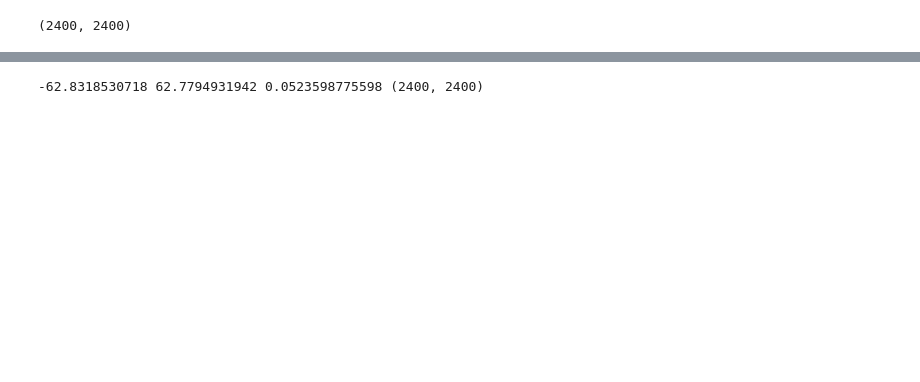
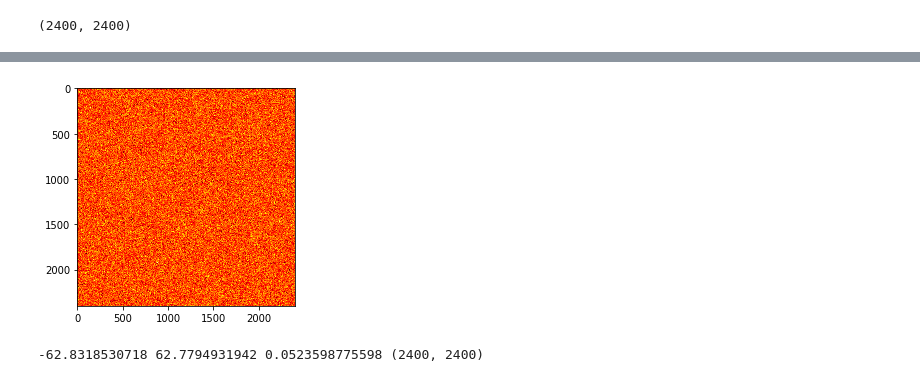
Before and after one commit to beiwphillips/Cosmic-Void-Detection-with-Persistent-Homology, a Jupyter notebook: field_2d.ipynb, the cells around one changed output, grey strips where cells are left out. Cells and saved outputs as stored; diff of their text form; code cells hidden in the pictures; blank space fills up the shorter version.

```diff
--- a/field_2d.ipynb
+++ b/field_2d.ipynb
@@ -52,3 +61,8 @@ delta_k = (2 * np.pi / dk) * np.sqrt(Pk) * (Ak + 1j * Bk)
+# %%
+plt.imshow(Bk, cmap='hot', interpolation='nearest')
+plt.show()
+# %% [output]
+[figure, added]
 # %%
 # Inverse fourier transform to get the field in real space
 delta_x = np.fft.ifft2(delta_k)
```
Also changed, not shown: parts of 19 cells of this notebook, 2 other files.
